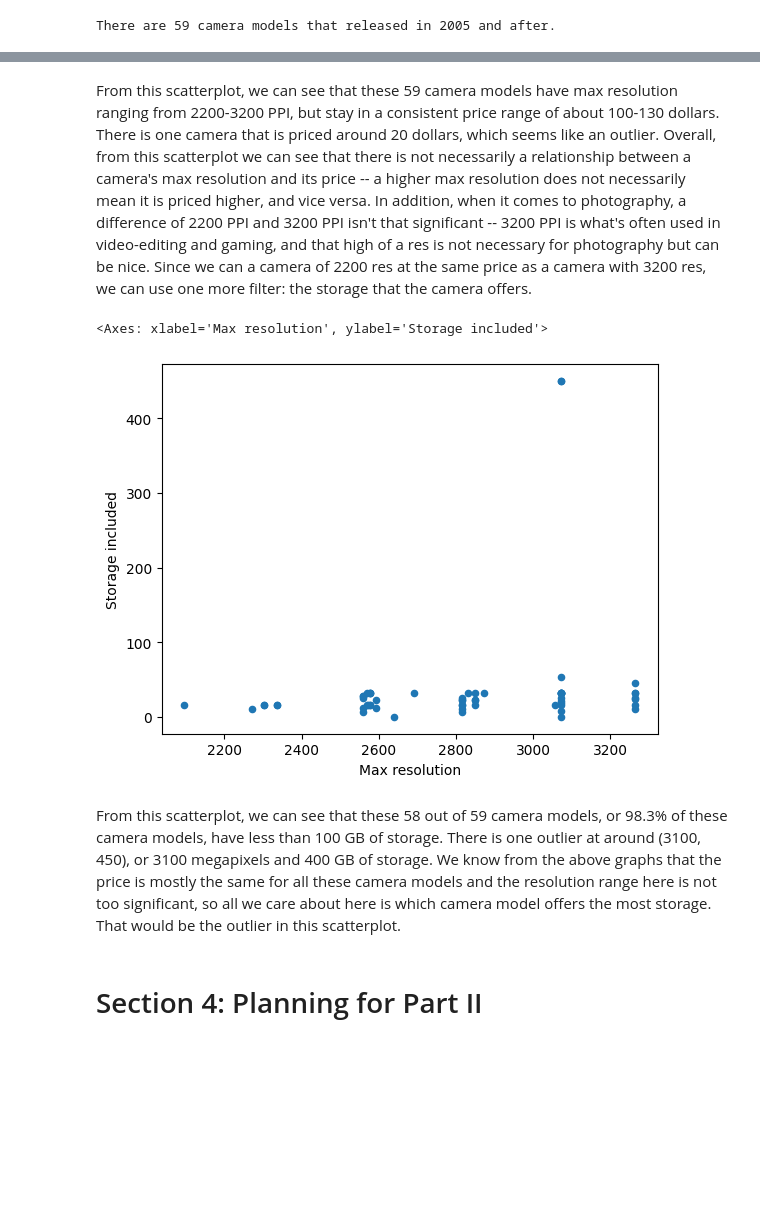
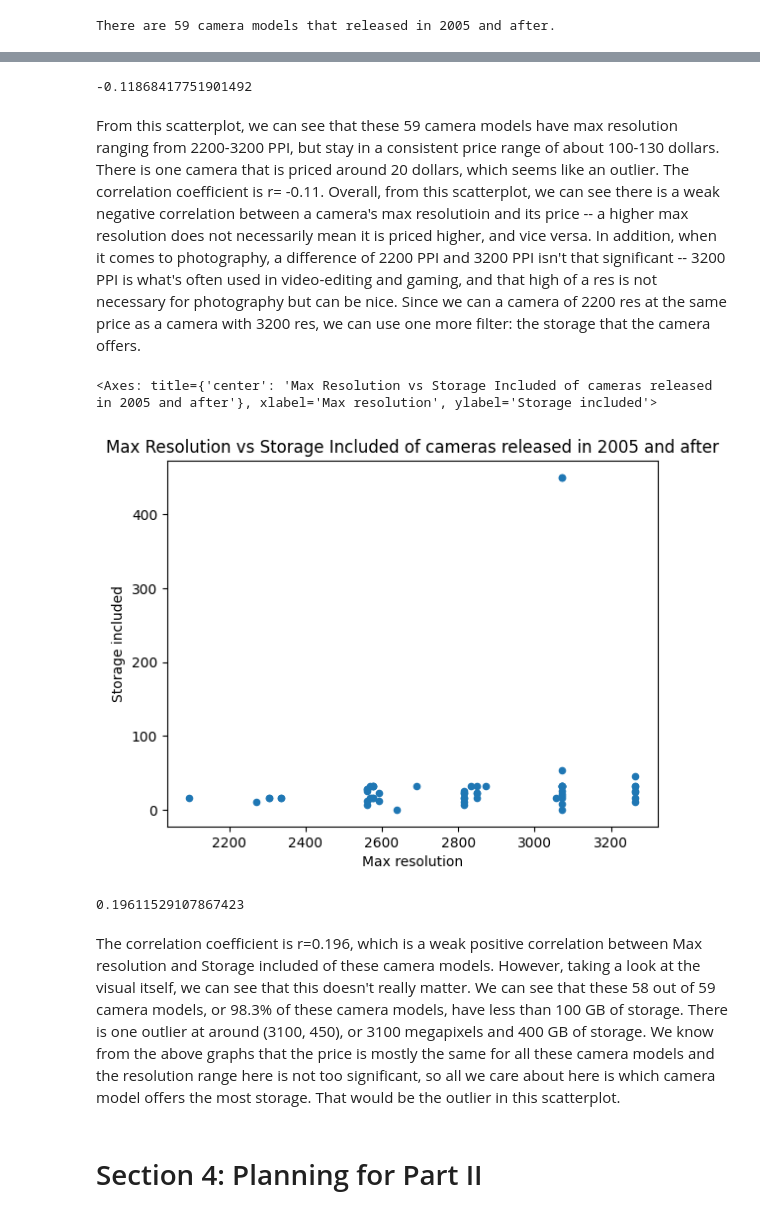
Before and after one commit to rkwreck/STAT107_Labs_and_Projects, a Jupyter notebook: project2/proj_2_cameras.ipynb, the cells around one changed output, grey strips where cells are left out. Drawn from its saved outputs; the diff is of its cells as text; code cells hidden in the pictures; blank space fills up the shorter version.

```diff
--- a/project2/proj_2_cameras.ipynb
+++ b/project2/proj_2_cameras.ipynb
@@ -5,6 +5,7 @@ The dataset I chose was a set from Kaggle called "1000 Cameras Dataset" (https:/
 # %%
 import pandas as pd
 df = pd.read_csv("camera_dataset.csv")
+df = df.dropna()
 df
 # %% [output]
 |  | Model | Release date | Max resolution | Low resolution | Effective pixels | Zoom wide (W) | Zoom tele (T) | ... |
@@ -97,7 +98,7 @@ Overall, these cameras offer a high max resolution, which means some good qualit
 # %% [markdown]
 With the following graphs we will first determine the top 100 cameras with the lowest price. Then we will further filter those models by release date, max resolution, and storage included.
 # %%
-df_price = df.nsmallest(100, 'Price')
+df_price = df.nsmallest(100, 'Price').dropna()
 df_price
 # %% [output]
 |  | Model | Release date | Max resolution | Low resolution | Effective pixels | Zoom wide (W) | Zoom tele (T) | ... |
@@ -122,7 +123,7 @@ df_price['Release date'].plot.hist(bins=7)
 This is a histogram of the 100 cheapest cameras in this dataset. This graph is skewed left, with a tail reaching 1998 and the mode near 2006 or 2007. Based off this graph, we can see that the 100 cheapest cameras in this dataset are released in the years 2005-2007, so we will focus on those camera models moving forward.
 # %%
 #Distribution of release date: boxplot
-df_release = df_price[df_price['Release date'] >= 2005]
+df_release = df_price[df_price['Release date'] >= 2005].dropna()
 df_release
 # %% [output]
 |  | Model | Release date | Max resolution | Low resolution | Effective pixels | Zoom wide (W) | Zoom tele (T) | ... |
@@ -154,12 +155,23 @@ df_release.plot.scatter(x='Max resolution', y='Price')
+# %%
+df_corr = df_release.corr(numeric_only=True)
+r = df_corr.loc['Max resolution', 'Price'].item()
+r
+# %% [output]
+-0.11868417751901492
 # %% [markdown]
-From this scatterplot, we can see that these 59 camera models have max resolution ranging from 2200-3200 PPI, but stay in a consistent price range of about 100-130 dollars. There is one camera that is priced around 20 dollars, which seems like an outlier. Overall, from this scatterplot we can see that there is not necessarily a relationship between a camera's max resolution and its price -- a higher max resolution does not necessarily mean it is priced higher, and vice versa. In addition, when it comes to photography, a difference of 2200 PPI and 3200 PPI isn't that significant -- 3200 PPI is what's often used in video-editing and gaming, and that high of a res is not necessary for photography but can be nice. Since we can a camera of 2200 res at the same price as a camera with 3200 res, we can use one more filter: the storage that the camera offers.
+From this scatterplot, we can see that these 59 camera models have max resolution ranging from 2200-3200 PPI, but stay in a consistent price range of about 100-130 dollars. There is one camera that is priced around 20 dollars, which seems like an outlier. The correlation coefficient is r= -0.11. Overall, from this scatterplot, we can see there is a weak negative correlation between a camera's max resolutioin and its price -- a higher max resolution does not necessarily mean it is priced higher, and vice versa. In addition, when it comes to photography, a difference of 2200 PPI and 3200 PPI isn't that significant -- 3200 PPI is what's often used in video-editing and gaming, and that high of a res is not necessary for photography but can be nice. Since we can a camera of 2200 res at the same price as a camera with 3200 res, we can use one more filter: the storage that the camera offers.
 # %%
-df_release.plot.scatter(x='Max resolution', y='Storage included')
+df_release.plot.scatter(x='Max resolution', y='Storage included', title='Max Resolution vs Storage Included of cameras released in 2005 and after')
 # %% [output]
-<Axes: xlabel='Max resolution', ylabel='Storage included'>
+<Axes: title={'center': 'Max Resolution vs Storage Included of cameras released in 2005 and after'}, xlabel='Max resolution', ylabel='Storage included'>
-[figure, old version]
+[figure, new version]
+# %%
+r = df_corr.loc['Max resolution', 'Storage included'].item()
+r
+# %% [output]
+0.19611529107867423
 # %% [markdown]
-From this scatterplot, we can see that these 58 out of 59 camera models, or 98.3% of these camera models, have less than 100 GB of storage. There is one outlier at around (3100, 450), or 3100 megapixels and 400 GB of storage. We know from the above graphs that the price is mostly the same for all these camera models and the resolution range here is not too significant, so all we care about here is which camera model offers the most storage. That would be the outlier in this scatterplot.
+The correlation coefficient is r=0.196, which is a weak positive correlation between Max resolution and Storage included of these camera models. However, taking a look at the visual itself, we can see that this doesn't really matter. We can see that these 58 out of 59 camera models, or 98.3% of these camera models, have less than 100 GB of storage. There is one outlier at around (3100, 450), or 3100 megapixels and 400 GB of storage. We know from the above graphs that the price is mostly the same for all these camera models and the resolution range here is not too significant, so all we care about here is which camera model offers the most storage. That would be the outlier in this scatterplot.
 # %% [markdown]
 <h1>Section 4: Planning for Part II</h1>
 # %% [markdown]
```
Also changed, not shown: parts of 22 cells of this notebook.
